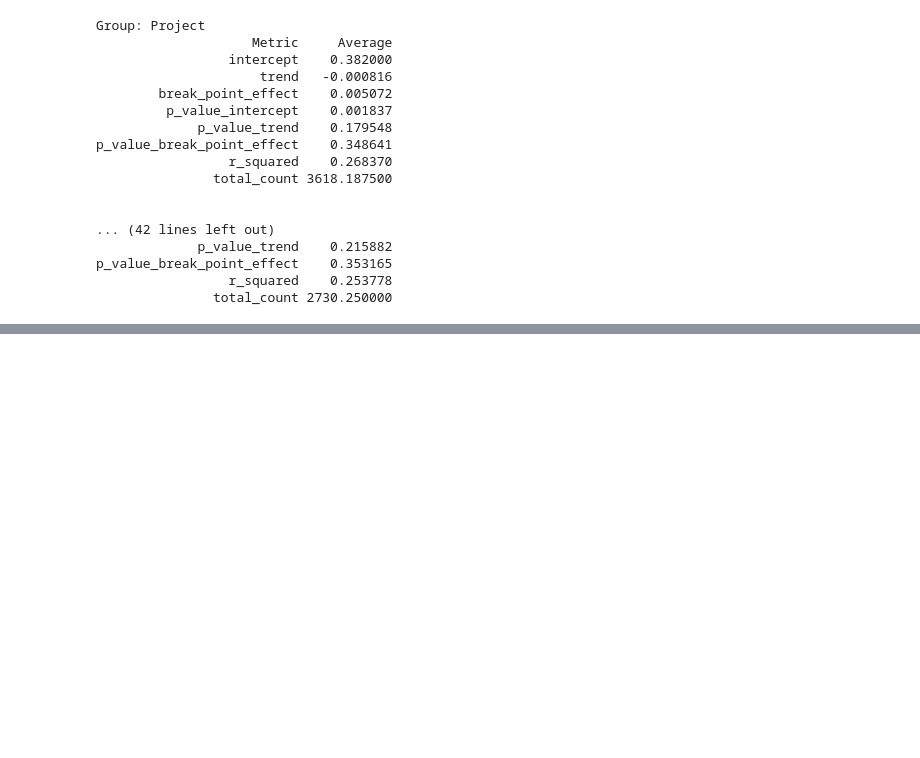
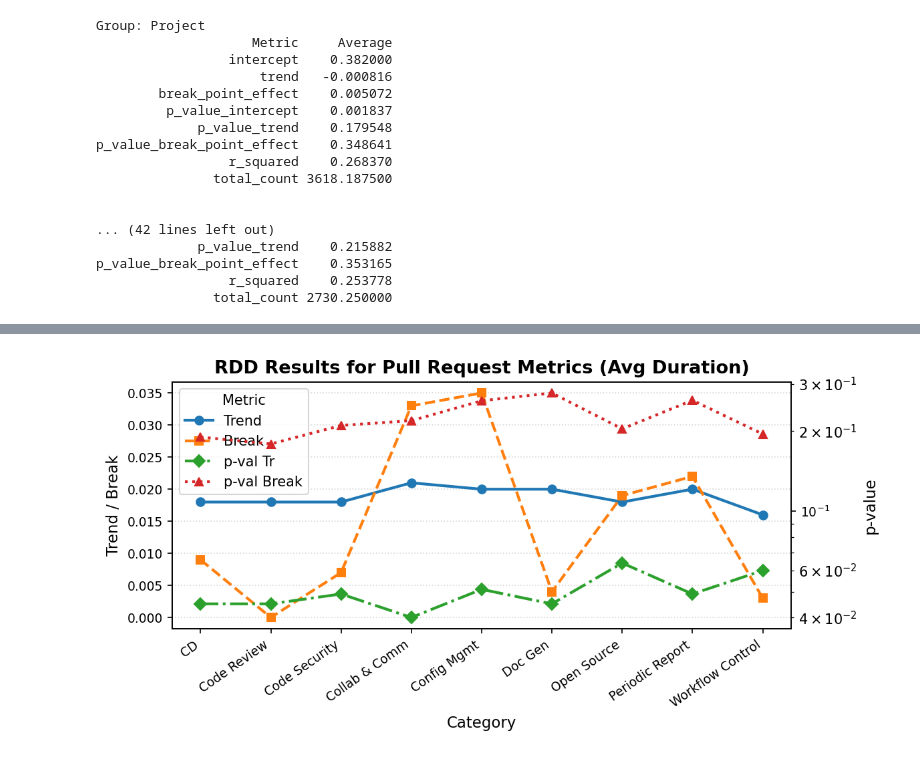
Before and after one commit to justanyone2023/OSS_Bot_Taxonomy_and_Analysis, a Jupyter notebook: RQ2_bot_evluation_process/05Visualization.ipynb, the cells around one changed output, grey strips where cells are left out. Drawn from its saved outputs; the diff is of its cells as text; code cells hidden in the pictures; blank space fills up the shorter version.

```diff
--- a/RQ2_bot_evluation_process/05Visualization.ipynb
+++ b/RQ2_bot_evluation_process/05Visualization.ipynb
@@ -55,0 +222,88 @@ p_value_break_point_effect    0.353165
+# %%
+import pandas as pd
+import matplotlib.pyplot as plt
+
+data = [
+    # Avg Duration
+    ["Avg Duration", "CD", 0.431, 0.018, 0.009, "<0.001", 0.045, 0.190, 0.498, 6967],
+    ["Avg Duration", "Code Review", 0.438, 0.018, 0.000, "<0.001", 0.045, 0.179, 0.504, 7244],
+    ["Avg Duration", "Code Security", 0.429, 0.018, 0.007, "<0.001", 0.049, 0.210, 0.520, 506],
+    ["Avg Duration", "Collab & Comm", 0.422, 0.021, 0.033, "<0.001", 0.040, 0.219, 0.520, 341],
+    ["Avg Duration", "Config Mgmt", 0.407, 0.020, 0.035, "<0.001", 0.051, 0.260, 0.551, 140],
+    ["Avg Duration", "Doc Gen", 0.415, 0.020, 0.004, "<0.001", 0.045, 0.278, 0.514, 256],
+    ["Avg Duration", "Open Source", 0.422, 0.018, 0.019, "<0.001", 0.064, 0.204, 0.514, 663],
+    ["Avg Duration", "Periodic Report", 0.408, 0.020, 0.022, "<0.001", 0.049, 0.261, 0.556, 147],
+    ["Avg Duration", "Workflow Control", 0.423, 0.016, 0.003, "<0.001", 0.060, 0.195, 0.497, 1889],
+    # Reviews for PRs
+    ["Reviews for PRs", "CD", 0.351, 0.001, -0.011, 0.005, 0.249, 0.322, 0.214, 3148],
+    ["Reviews for PRs", "Code Review", 0.349, 0.002, -0.009, 0.005, 0.242, 0.329, 0.218, 3348],
+    ["Reviews for PRs", "Code Security", 0.336, 0.002, -0.000, 0.008, 0.294, 0.372, 0.201, 268],
+    ["Reviews for PRs", "Collab & Comm", 0.352, 0.003, -0.000, 0.003, 0.196, 0.342, 0.262, 182],
+    ["Reviews for PRs", "Config Mgmt", 0.333, -0.001, 0.007, 0.007, 0.283, 0.512, 0.200, 73],
+    ["Reviews for PRs", "Doc Gen", 0.316, -0.002, 0.027, 0.008, 0.245, 0.415, 0.218, 152],
+    ["Reviews for PRs", "Open Source", 0.337, -0.001, 0.005, 0.007, 0.224, 0.353, 0.233, 324],
+    ["Reviews for PRs", "Periodic Report", 0.333, -0.002, 0.001, 0.007, 0.252, 0.512, 0.206, 81],
+    ["Reviews for PRs", "Workflow Control", 0.351, 0.001, -0.001, 0.006, 0.247, 0.366, 0.198, 922],
+    # Time to Resolve
+    ["Time to Resolve", "CD", 0.249, -0.001, -0.004, 0.040, 0.348, 0.424, 0.148, 6595],
+    ["Time to Resolve", "Code Review", 0.248, -0.001, -0.002, 0.042, 0.348, 0.434, 0.148, 6920],
+    ["Time to Resolve", "Code Security", 0.248, -0.001, 0.004, 0.040, 0.349, 0.419, 0.137, 530],
+    ["Time to Resolve", "Collab & Comm", 0.235, -0.000, 0.023, 0.047, 0.338, 0.435, 0.158, 361],
+    ["Time to Resolve", "Config Mgmt", 0.237, 0.001, 0.016, 0.037, 0.346, 0.434, 0.178, 149],
+    ["Time to Resolve", "Doc Gen", 0.252, -0.001, 0.003, 0.026, 0.354, 0.417, 0.178, 285],
+    ["Time to Resolve", "Open Source", 0.238, 0.000, 0.003, 0.053, 0.355, 0.433, 0.134, 666],
+    ["Time to Resolve", "Periodic Report", 0.239, 0.001, 0.016, 0.037, 0.344, 0.449, 0.168, 158],
+    ["Time to Resolve", "Workflow Control", 0.245, -0.002, 0.000, 0.042, 0.345, 0.438, 0.144, 1887],
+    # Total PRs
+    ["Total PRs", "CD", 0.354, 0.002, 0.029, 0.004, 0.256, 0.320, 0.236, 6576],
+    ["Total PRs", "Code Review", 0.354, 0.002, 0.029, 0.004, 0.256, 0.322, 0.235, 6898],
+    ["Total PRs", "Code Security", 0.380, 0.004, 0.013, 0.003, 0.243, 0.319, 0.226, 513],
+    ["Total PRs", "Collab & Comm", 0.402, 0.009, -0.051, 0.001, 0.221, 0.347, 0.262, 350],
+    ["Total PRs", "Config Mgmt", 0.389, 0.009, -0.046, 0.002, 0.230, 0.321, 0.225, 142],
+    ["Total PRs", "Doc Gen", 0.369, 0.004, 0.010, 0.002, 0.226, 0.428, 0.209, 273],
+    ["Total PRs", "Open Source", 0.386, 0.004, -0.015, 0.002, 0.233, 0.324, 0.239, 659],
+    ["Total PRs", "Periodic Report", 0.389, 0.008, -0.044, 0.002, 0.243, 0.320, 0.226, 151],
+    ["Total PRs", "Workflow Control", 0.352, 0.001, 0.032, 0.004, 0.260, 0.319, 0.227, 1870],
+]
+
+columns = ["Metric", "Category", "Int.", "Trend", "Break", "p-val Int", "p-val Tr", "p-val Break", "R2", "Rows"]
+df = pd.DataFrame(data, columns=columns)
+
+# 将p值字符串转为数值
+for col in ["Trend", "Break", "p-val Tr", "p-val Break"]:
+    df[col] = pd.to_numeric(df[col], errors='coerce')
+
+for metric in df['Metric'].unique():
+    subdf = df[df['Metric'] == metric]
+    categories = subdf['Category'].tolist()
+    x = range(len(categories))
+
+    fig, ax1 = plt.subplots(figsize=(8, 4), dpi=150)
+
+    # 主y轴：Trend 和 Break
+    ax1.plot(x, subdf["Trend"], marker='o', linestyle='-', color='#1f77b4', label="Trend", linewidth=2)
+    ax1.plot(x, subdf["Break"], marker='s', linestyle='--', color='#ff7f0e', label="Break", linewidth=2)
+    ax1.set_xlabel("Category", fontsize=11)
+    ax1.set_ylabel("Trend / Break", fontsize=11)
+    ax1.set_xticks(x)
+    ax1.set_xticklabels(categories, rotation=35, ha='right', fontsize=9)
+    ax1.tick_params(axis='y', labelsize=9)
+    ax1.grid(axis='y', linestyle=':', alpha=0.5)
+    # 副y轴：p值
+    ax2 = ax1.twinx()
+    ax2.plot(x, subdf["p-val Tr"], marker='D', linestyle='-.', color='#2ca02c', label="p-val Tr", linewidth=2)
+    ax2.plot(x, subdf["p-val Break"], marker='^', linestyle=':', color='#d62728', label="p-val Break", linewidth=2)
+    ax2.set_ylabel("p-value", fontsize=11)
+    ax2.tick_params(axis='y', labelsize=9)
+    ax2.set_yscale('log')  # p值用对数坐标更直观
+    # 合并图例
+    lines1, labels1 = ax1.get_legend_handles_labels()
+    lines2, labels2 = ax2.get_legend_handles_labels()
+    ax1.legend(lines1 + lines2, labels1 + labels2, loc='upper left', fontsize=10, title="Metric")
+    plt.title(f"RDD Results for Pull Request Metrics ({metric})", fontsize=13, weight='bold')
+    plt.tight_layout()
+    fname = f"rdd_pull_request_metrics_{metric.replace(' ', '_').replace('/', '_')}_dual_axis.pdf"
+    plt.savefig(fname, bbox_inches='tight')
+    plt.show()
+# %% [output]
+[figure, added]
```
Also changed, not shown: parts of 8 cells of this notebook, 4 other files.
